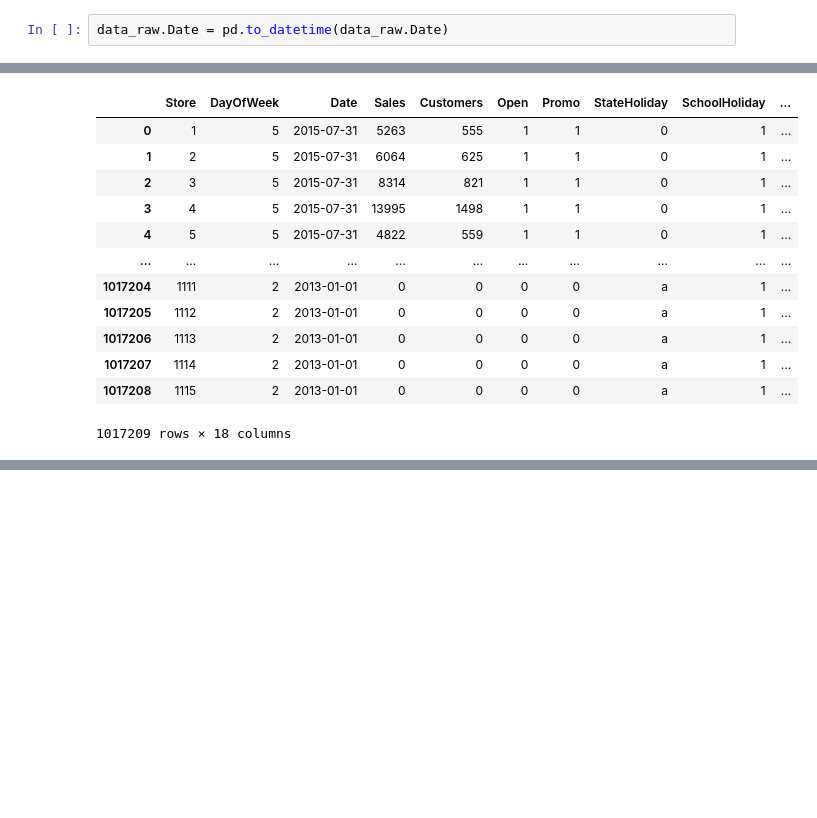
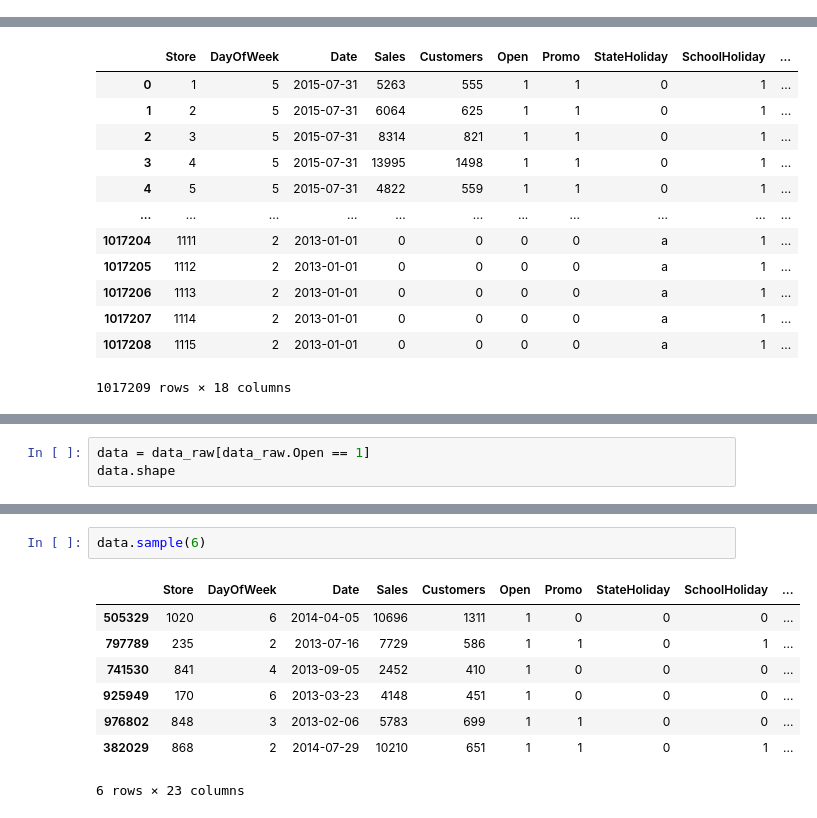
Before and after one commit to mr-ayush-agrawal/MachineLearningBasics, a Jupyter notebook: freeCodeCamp/SalesCompetition/Boosting_sol.ipynb, the cells around one changed output, grey strips where cells are left out. Drawn from its saved outputs; the diff is of its cells as text; blank space fills up the shorter version.

Commit message:
Preprocessing the data

```diff
--- a/freeCodeCamp/SalesCompetition/Boosting_sol.ipynb
+++ b/freeCodeCamp/SalesCompetition/Boosting_sol.ipynb
@@ -33,8 +33,6 @@ Data columns (total 9 columns):
  8   SchoolHoliday  1017209 non-null  int64
 dtypes: int64(7), object(2)
 memory usage: 69.8+ MB
-# %%
-data_raw.Date = pd.to_datetime(data_raw.Date)
 # %%
 test_data.columns, data_raw.columns
 # %% [output]
@@ -66,0 +99,3 @@ data_raw
+# %%
+data = data_raw[data_raw.Open == 1]
+data.shape
@@ -66,0 +132,11 @@ data_raw
+# %%
+data.sample(6)
+# %% [output]
+|  | Store | DayOfWeek | Date | Sales | Customers | Open | Promo | StateHoliday | SchoolHoliday | ... |
+| 505329 | 1020 | 6 | 2014-04-05 | 10696 | 1311 | 1 | 0 | 0 | 0 | ... |
+| 797789 | 235 | 2 | 2013-07-16 | 7729 | 586 | 1 | 1 | 0 | 1 | ... |
+| 741530 | 841 | 4 | 2013-09-05 | 2452 | 410 | 1 | 0 | 0 | 0 | ... |
+| 925949 | 170 | 6 | 2013-03-23 | 4148 | 451 | 1 | 0 | 0 | 0 | ... |
+| 976802 | 848 | 3 | 2013-02-06 | 5783 | 699 | 1 | 1 | 0 | 0 | ... |
+| 382029 | 868 | 2 | 2014-07-29 | 10210 | 651 | 1 | 1 | 0 | 1 | ... |
+6 rows × 23 columns
```
Also changed, not shown: parts of 45 cells of this notebook.
